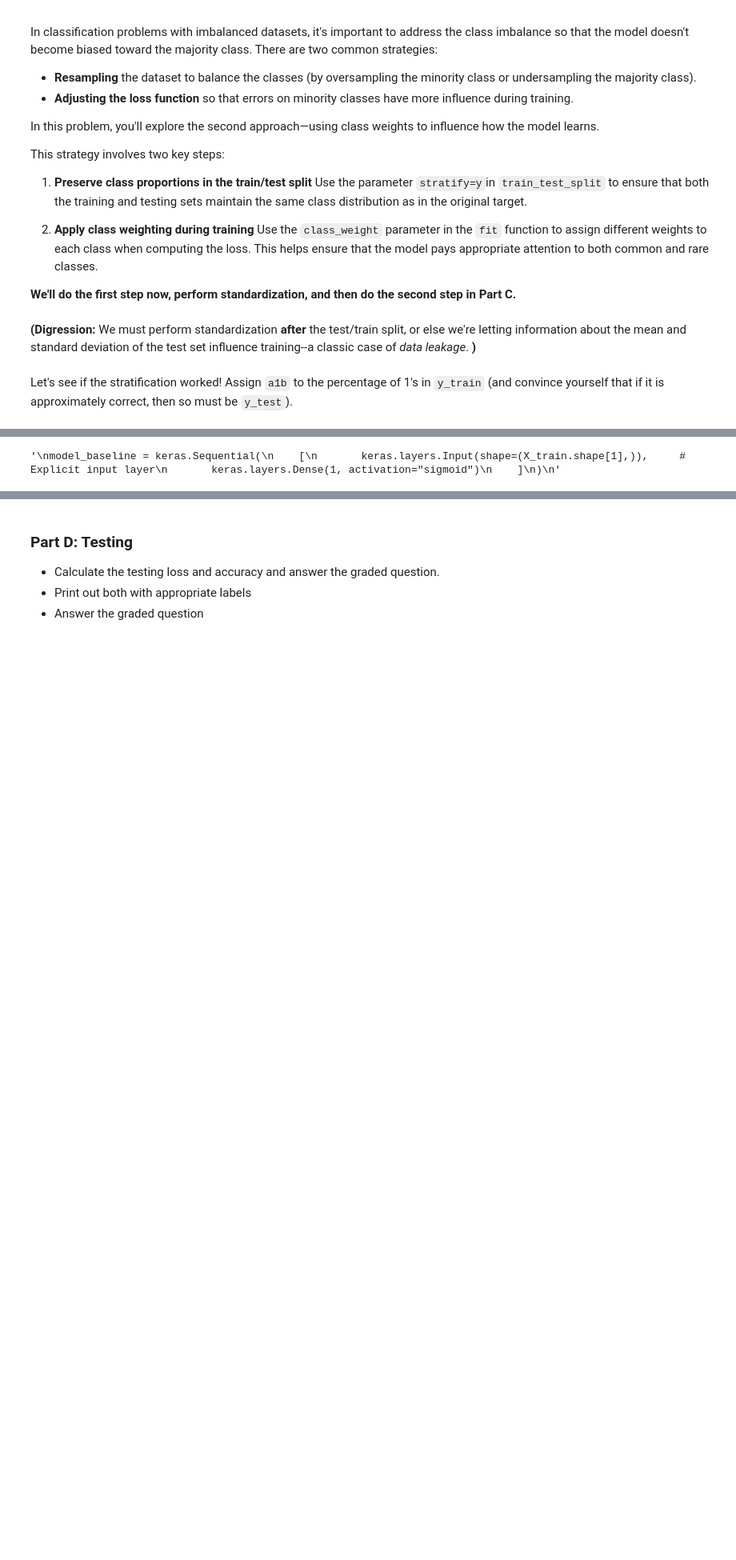
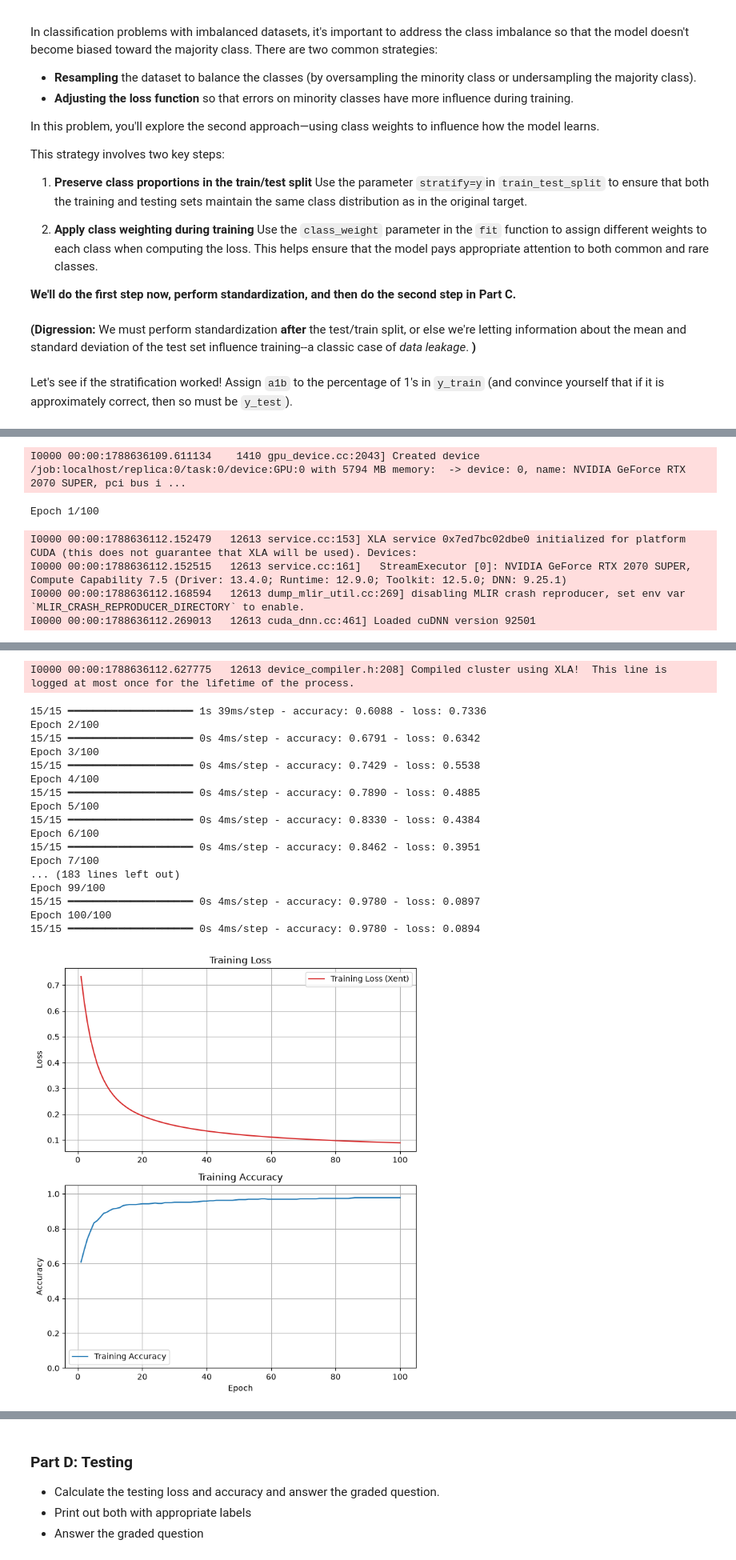
Before and after one commit to raffwh/dx703_hw, a Jupyter notebook: notebooks/Homework_01.ipynb, the cells around one changed output, grey strips where cells are left out. Shown at 80% size. Drawn from its saved outputs; the diff is of its cells as text; code cells hidden in the pictures; blank space fills up the shorter version.

```diff
--- a/notebooks/Homework_01.ipynb
+++ b/notebooks/Homework_01.ipynb
@@ -222,7 +220,9 @@ information about the mean and standard deviation of the test set influence trai
 # As usual, standardize the features
 
 # Your code here
-x_train = StandardScaler().fit_transform(x_train)
+hwscaler = StandardScaler()
+x_train_scaled = hwscaler.fit_transform(x_train)
+x_test_scaled = hwscaler.transform(x_test)
 # %% [markdown]
 Let's see if the stratification worked! Assign `a1b` to the percentage of 1's in `y_train` (and convince yourself that if it is approximately correct, then so must be `y_test`).
 # %%
@@ -292,6 +292,52 @@ model_baseline = keras.Sequential(
 )
 '''
 
+
 # Your code here, add additional cells if you wish
+
+
+
+
+
+
+##_____ work _____ ##:
+model_baseline = keras.Sequential(
+    [
+       keras.layers.Input(shape=(x_train_scaled.shape[1],  )),     # Explicit input layer
+       keras.layers.Dense(1, activation="sigmoid")
+    ]
+)
+# display(model_baseline.summary())
+
+
+baseline_weight = class_weight.compute_class_weight(
+    class_weight = 'balanced' ,
+    classes = np.unique(y_train) ,
+    y = y_train
+)
+baseline_class_weight_dict = dict(zip(np.unique(y_train), baseline_weight))
+# baseline_class_weight_dict
+
+
+model_baseline.compile(
+    optimizer='adam',
+    loss='binary_crossentropy',
+    metrics = ['accuracy']
+    )
+
+model_baseline_hx = model_baseline.fit(
+    x_train_scaled, y_train,
+    epochs = n_epochs ,
+    class_weight = baseline_class_weight_dict ,
+    verbose = 1
+)
+
+
+plot_history(model_baseline_hx)
 # %% [output]
-'\nmodel_baseline = keras.Sequential(\n    [\n       keras.layers.Input(shape=(X_train.shape[1],)),     # Explicit input layer\n       keras.layers.Dense(1, activation="sigmoid")\n    ]\n)\n'
+I0000 00:00:1788636109.611134    1410 gpu_device.cc:2043] Created device /job:localhost/replica:0/task:0/device:GPU:0 with 5794 MB memory:  -> device: 0, name: NVIDIA GeForce RTX 2070 SUPER, pci bus i ...
+Epoch 1/100
+I0000 00:00:1788636112.152479   12613 service.cc:153] XLA service 0x7ed7bc02dbe0 initialized for platform CUDA (this does not guarantee that XLA will be used). Devices:
+I0000 00:00:1788636112.152515   12613 service.cc:161]   StreamExecutor [0]: NVIDIA GeForce RTX 2070 SUPER, Compute Capability 7.5 (Driver: 13.4.0; Runtime: 12.9.0; Toolkit: 12.5.0; DNN: 9.25.1)
+I0000 00:00:1788636112.168594   12613 dump_mlir_util.cc:269] disabling MLIR crash reproducer, set env var `MLIR_CRASH_REPRODUCER_DIRECTORY` to enable.
+I0000 00:00:1788636112.269013   12613 cuda_dnn.cc:461] Loaded cuDNN version 92501
@@ -297,0 +345,19 @@ model_baseline = keras.Sequential(
+I0000 00:00:1788636112.627775   12613 device_compiler.h:208] Compiled cluster using XLA!  This line is logged at most once for the lifetime of the process.
+15/15 ━━━━━━━━━━━━━━━━━━━━ 1s 39ms/step - accuracy: 0.6088 - loss: 0.7336
+Epoch 2/100
+15/15 ━━━━━━━━━━━━━━━━━━━━ 0s 4ms/step - accuracy: 0.6791 - loss: 0.6342
+Epoch 3/100
+15/15 ━━━━━━━━━━━━━━━━━━━━ 0s 4ms/step - accuracy: 0.7429 - loss: 0.5538
+Epoch 4/100
+15/15 ━━━━━━━━━━━━━━━━━━━━ 0s 4ms/step - accuracy: 0.7890 - loss: 0.4885
+Epoch 5/100
+15/15 ━━━━━━━━━━━━━━━━━━━━ 0s 4ms/step - accuracy: 0.8330 - loss: 0.4384
+Epoch 6/100
+15/15 ━━━━━━━━━━━━━━━━━━━━ 0s 4ms/step - accuracy: 0.8462 - loss: 0.3951
+Epoch 7/100
+... (183 lines left out)
+Epoch 99/100
+15/15 ━━━━━━━━━━━━━━━━━━━━ 0s 4ms/step - accuracy: 0.9780 - loss: 0.0897
+Epoch 100/100
+15/15 ━━━━━━━━━━━━━━━━━━━━ 0s 4ms/step - accuracy: 0.9780 - loss: 0.0894
+[figure, added]
```
Also changed, not shown: parts of 33 cells of this notebook, 1 other file.
